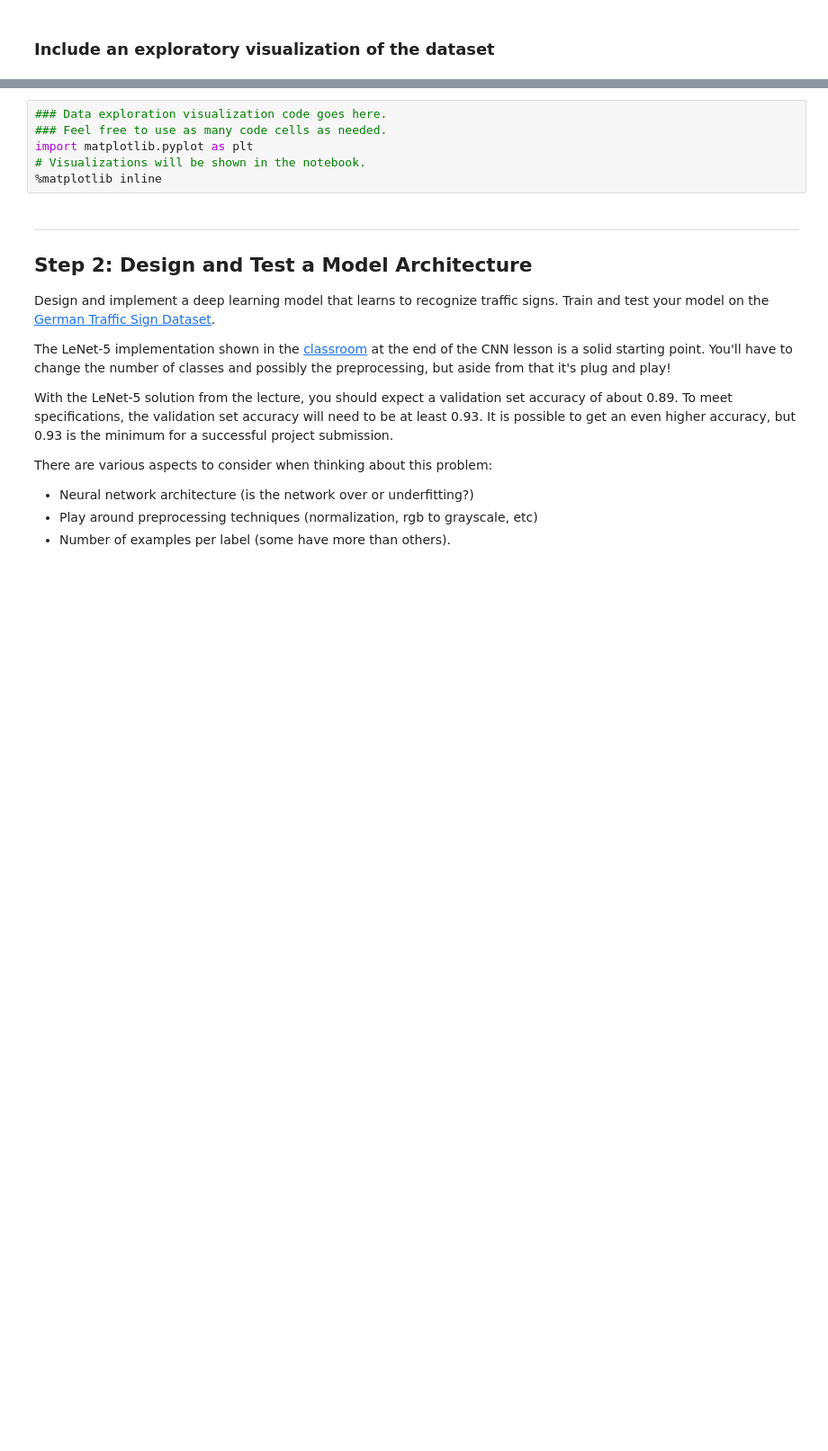
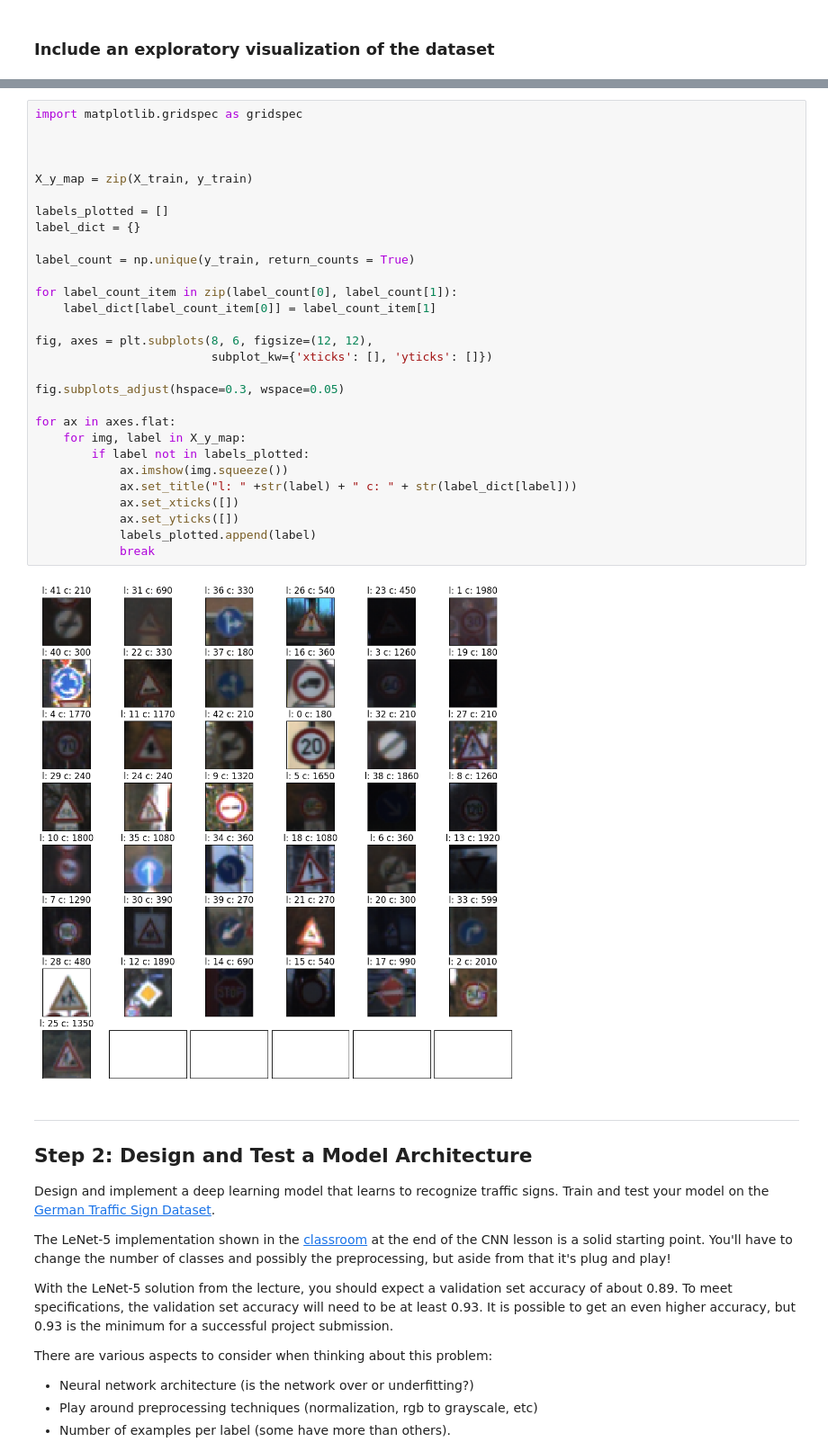
Before and after one commit to sumitasok/CarND-traffic-sign-classifier, a Jupyter notebook: Traffic_Sign_Classifier.ipynb, the cells around one changed output, grey strips where cells are left out. Shown at 90% size. Saved outputs shown, nothing was run; the diff lists cells and outputs as text; blank space fills up the shorter version.

Commit message:
draw the sample german traffic sign and count

```diff
--- a/Traffic_Sign_Classifier.ipynb
+++ b/Traffic_Sign_Classifier.ipynb
@@ -97,12 +98,37 @@ Visualize the German Traffic Signs Dataset using the pickled file(s). This is op
 The [Matplotlib](http://matplotlib.org/) [examples](http://matplotlib.org/examples/index.html) and [gallery](http://matplotlib.org/gallery.html) pages are a great resource for doing visualizations in Python.
 
 **NOTE:** It's recommended you start with something simple first. If you wish to do more, come back to it after you've completed the rest of the sections.
-# %%
-### Data exploration visualization code goes here.
-### Feel free to use as many code cells as needed.
-import matplotlib.pyplot as plt
-# Visualizations will be shown in the notebook.
-%matplotlib inline
+# %%
+import matplotlib.gridspec as gridspec
+
+
+
+X_y_map = zip(X_train, y_train)
+
+labels_plotted = []
+label_dict = {}
+
+label_count = np.unique(y_train, return_counts = True)
+
+for label_count_item in zip(label_count[0], label_count[1]):
+    label_dict[label_count_item[0]] = label_count_item[1]
+
+fig, axes = plt.subplots(8, 6, figsize=(12, 12),
+                         subplot_kw={'xticks': [], 'yticks': []})
+
+fig.subplots_adjust(hspace=0.3, wspace=0.05)
+
+for ax in axes.flat:
+    for img, label in X_y_map:
+        if label not in labels_plotted:
+            ax.imshow(img.squeeze())
+            ax.set_title("l: " +str(label) + " c: " + str(label_dict[label]))
+            ax.set_xticks([])
+            ax.set_yticks([])
+            labels_plotted.append(label)
+            break
+# %% [output]
+[figure, added]
 # %% [markdown]
 ----
 
```
Also changed, not shown: parts of 3 cells of this notebook, 1 other file.
